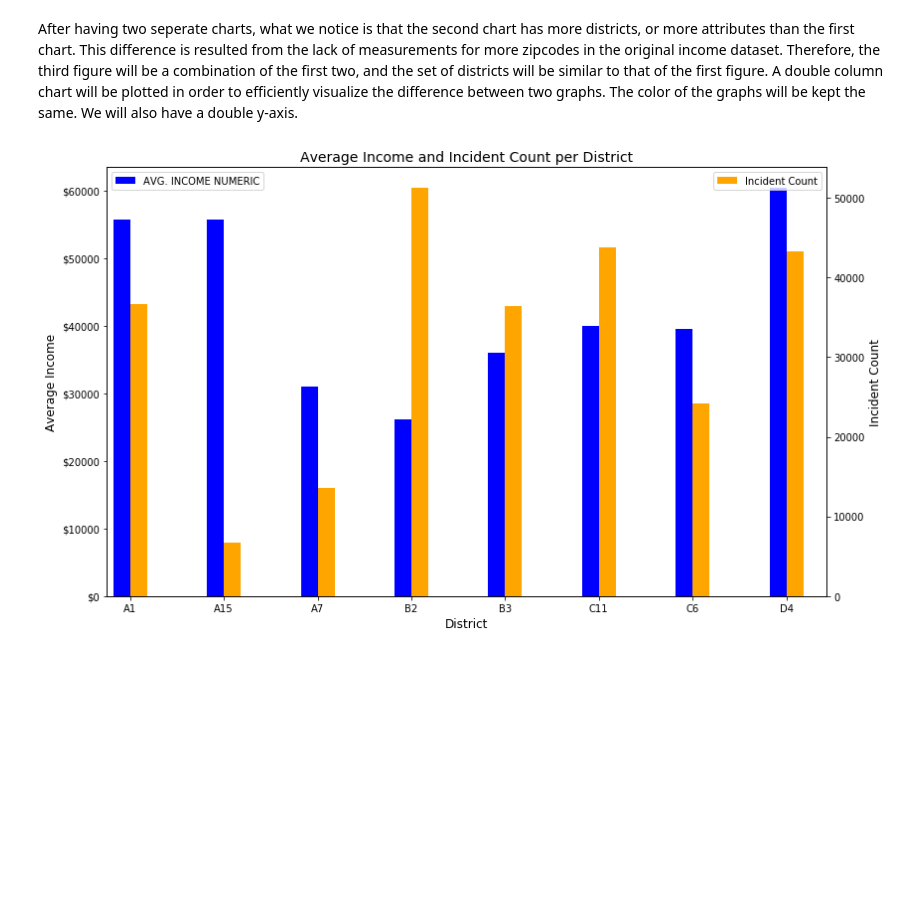
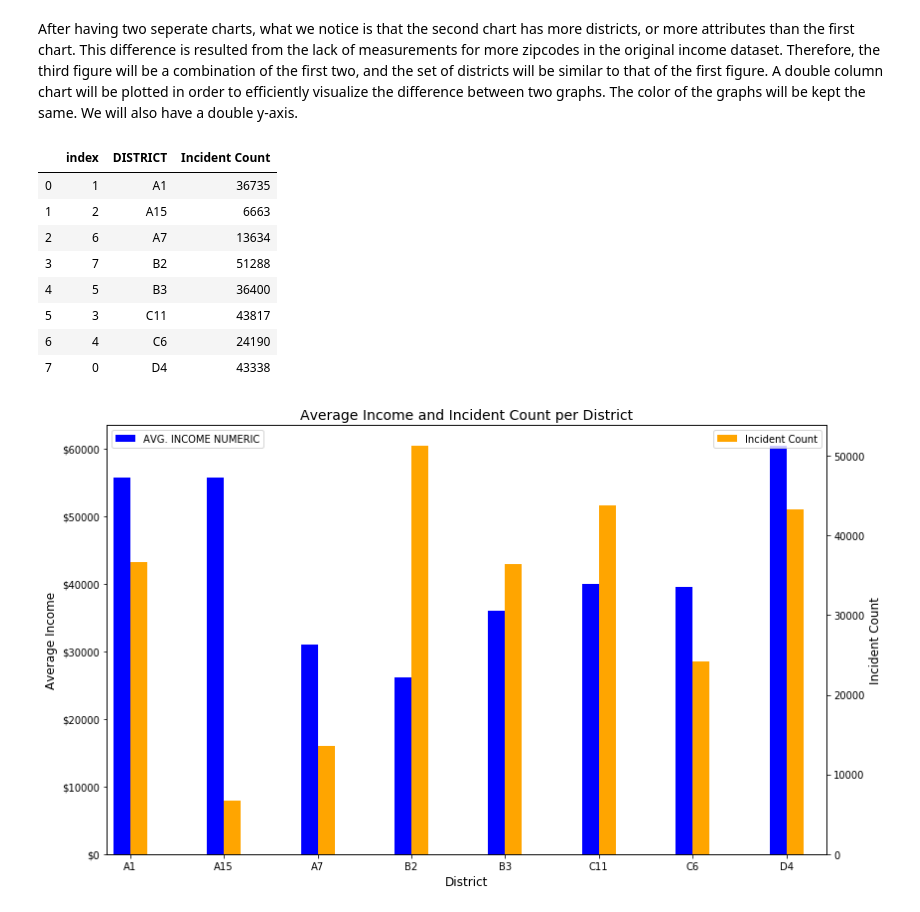
Before and after one commit to Prakhar-Saxena/INFO212-FinalProject, a Jupyter notebook: Final Project.ipynb, the cells around one changed output. Saved outputs shown, nothing was run; the diff lists cells and outputs as text; code cells hidden in the pictures; blank space fills up the shorter version.

```diff
--- a/Final Project.ipynb
+++ b/Final Project.ipynb
@@ -178,4 +204,22 @@ array([36735,  6663, 13634, 51288, 36400, 43817, 24190, 20632, 43338,
 <br>
 # %% [markdown]
 After having two seperate charts, what we notice is that the second chart has more districts, or more attributes than the first chart. This difference is resulted from the lack of measurements for more zipcodes in the original income dataset. Therefore, the third figure will be a combination of the first two, and the set of districts will be similar to that of the first figure. A double column chart will be plotted in order to efficiently visualize the difference between two graphs. The color of the graphs will be kept the same. We will also have a double y-axis.
+# %%
+# Create a new dataframe that contains only incident counts of the districts in income_dst
+incident_count_cut = incident_count["Incident Count"].values[:7]
+incident_count_cut = np.append(incident_count_cut, incident_count["Incident Count"].values[8])
+incident_count_cut = pd.DataFrame(incident_count_cut, columns=['Incident Count'])
+incident_count_cut = pd.concat([income_dst["DISTRICT"].reset_index(), incident_count_cut], axis=1)
+
+incident_count_cut
+# %% [output]
+|  | index | DISTRICT | Incident Count |
+| 0 | 1 | A1 | 36735 |
+| 1 | 2 | A15 | 6663 |
+| 2 | 6 | A7 | 13634 |
+| 3 | 7 | B2 | 51288 |
+| 4 | 5 | B3 | 36400 |
+| 5 | 3 | C11 | 43817 |
+| 6 | 4 | C6 | 24190 |
+| 7 | 0 | D4 | 43338 |
 # %%
```
Also changed, not shown: parts of 7 cells of this notebook.
